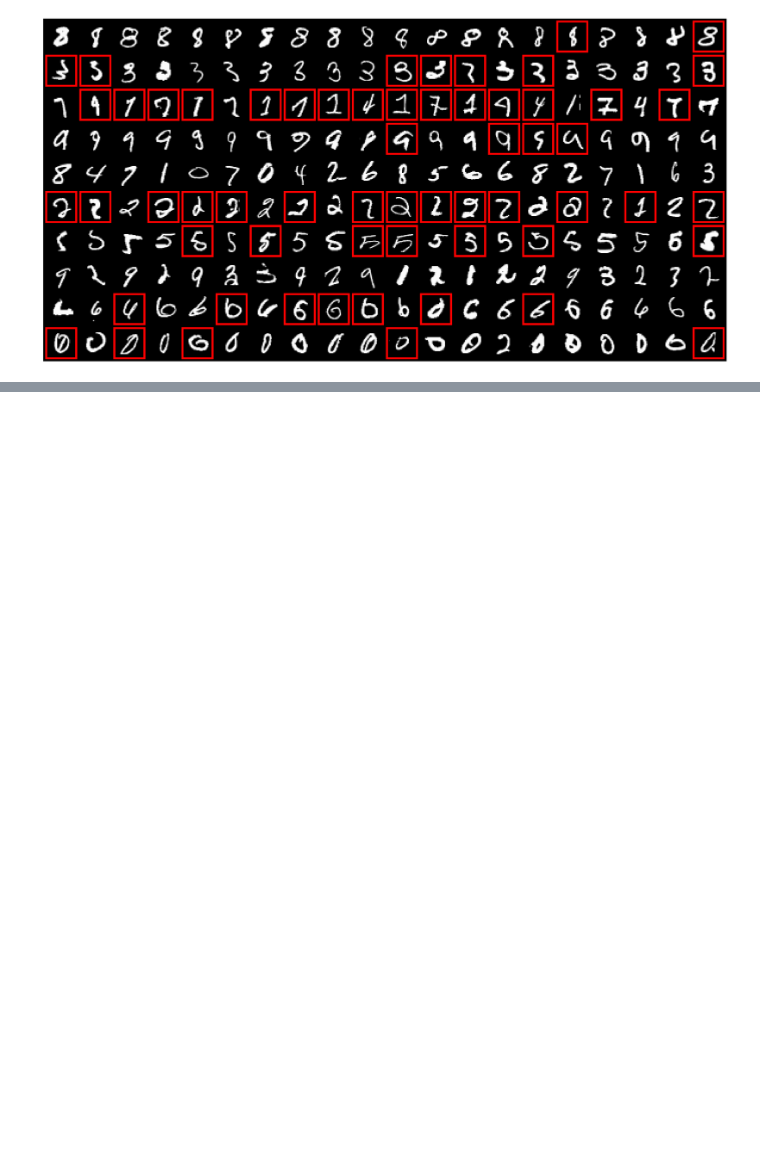
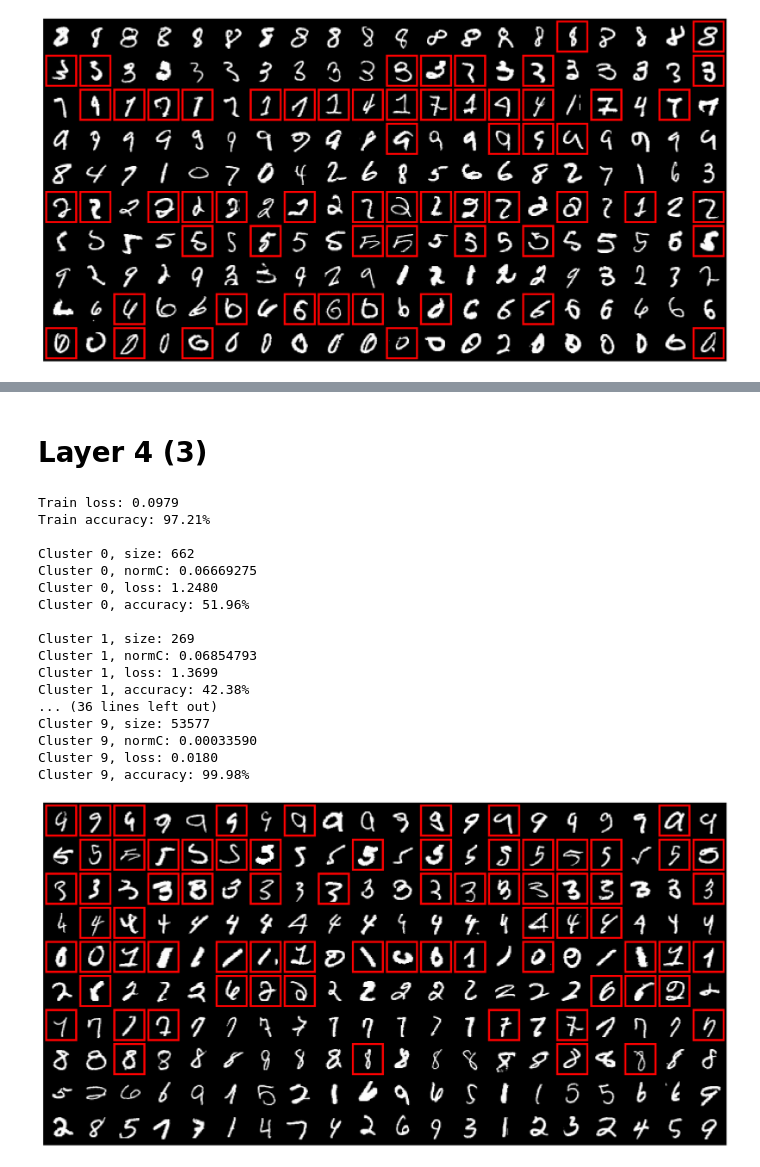
Before and after one commit to fartashf/gvar_code, a Jupyter notebook: notebooks/figures_gluster.ipynb, the cells around one changed output, grey strips where cells are left out. Saved outputs shown, nothing was run; the diff lists cells and outputs as text; code cells hidden in the pictures; blank space fills up the shorter version.

```diff
--- a/notebooks/figures_gluster.ipynb
+++ b/notebooks/figures_gluster.ipynb
@@ -195,0 +250,24 @@ Cluster 9, accuracy: 71.63%
+# %% [markdown]
+# Layer 4 (3)
+# %%
+run_name='mlp,nclusters_10,layer_4'
+plot_clusters(data, run_name)
+# %% [output]
+Train loss: 0.0979
+Train accuracy: 97.21%
+
+Cluster 0, size: 662
+Cluster 0, normC: 0.06669275
+Cluster 0, loss: 1.2480
+Cluster 0, accuracy: 51.96%
+
+Cluster 1, size: 269
+Cluster 1, normC: 0.06854793
+Cluster 1, loss: 1.3699
+Cluster 1, accuracy: 42.38%
+... (36 lines left out)
+Cluster 9, size: 53577
+Cluster 9, normC: 0.00033590
+Cluster 9, loss: 0.0180
+Cluster 9, accuracy: 99.98%
+[figure, added]
```
Also changed, not shown: parts of 7 cells of this notebook, 2 other files.
